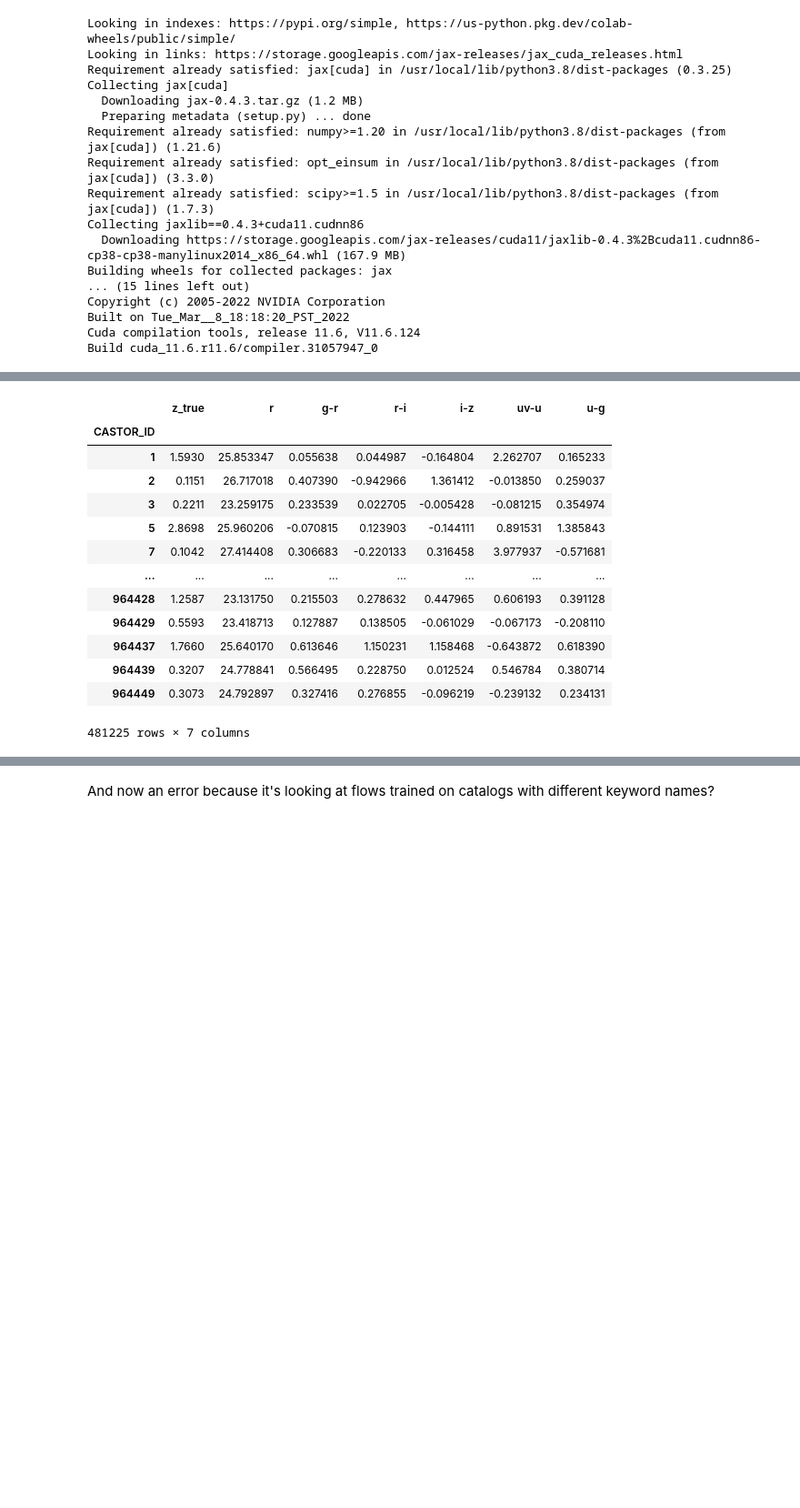
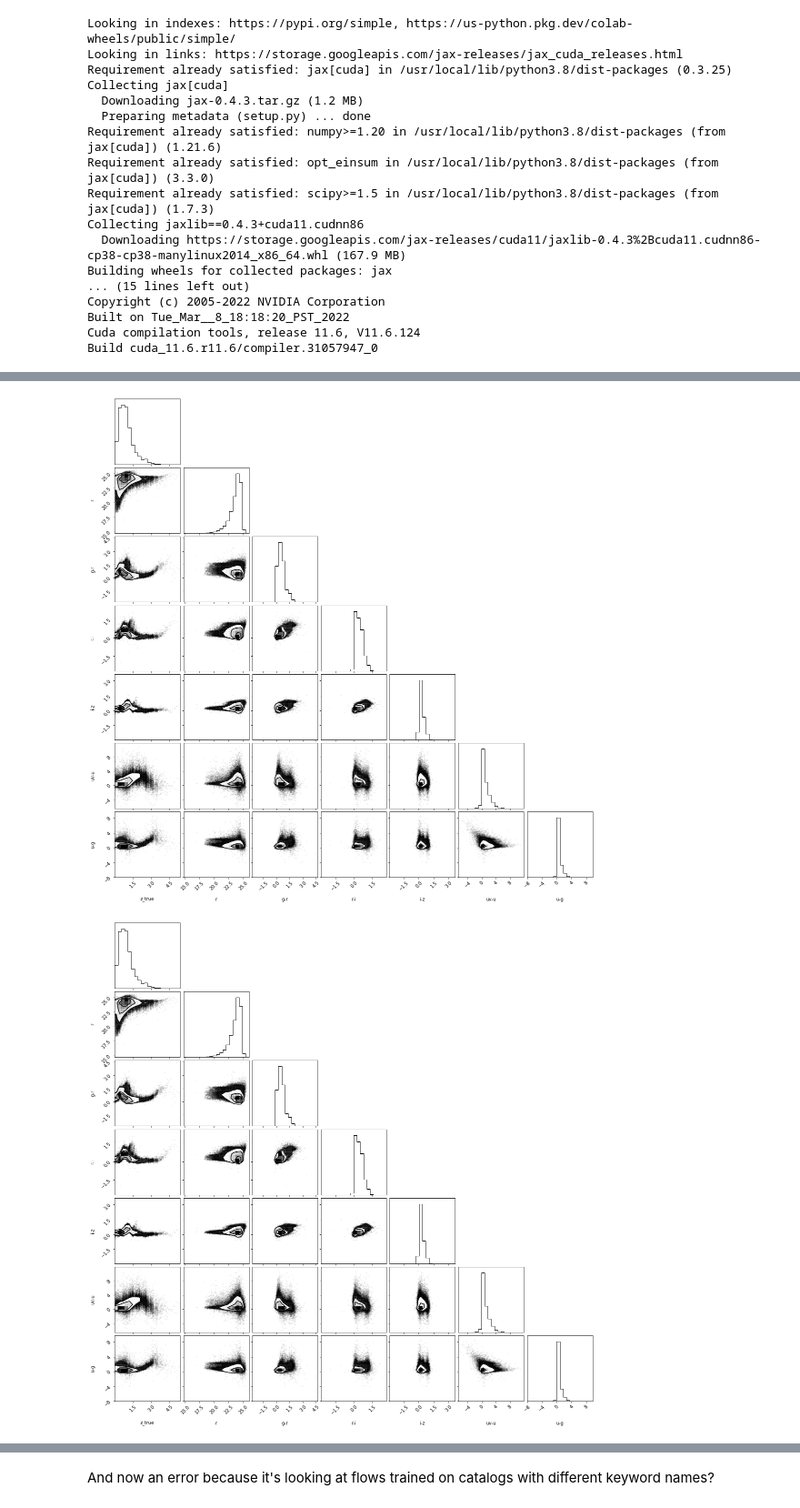
Before and after one commit to aimalz/CASTORpz, a Jupyter notebook: TheLastMetric.ipynb, the cells around one changed output, grey strips where cells are left out. Shown: that part at 91% size. Drawn from its saved outputs; the diff is of its cells as text; code cells hidden in the pictures; blank space fills up the shorter version.

```diff
--- a/TheLastMetric.ipynb
+++ b/TheLastMetric.ipynb
@@ -87,3 +92,7 @@ mock = Table.read(prepend+"ext_phot.fits").to_pandas()#.set_index('ID')
 # mock = Table(mock.as_array().byteswap().newbyteorder('=')).to_pandas()
 # mask = unp["Euclid_VIS_MAG"] <= 24.5
 # mock
+# %%
+# I guess now we have all the columns we need to make the various samples besides baseline. . .
+
+test = pd.merge(mock, unp[['ID',"Euclid_VIS_MAG"]], on='ID')
@@ -90,5 +115,5 @@ mock = Table.read(prepend+"ext_phot.fits").to_pandas()#.set_index('ID')
 # %%
-CASTOR_baseline = Table.from_pandas(mock)#[mask]#Table.from_pandas(mock[mask]) #ignoring training data outside the Euclid flux limit
+CASTOR_baseline = Table.from_pandas(test[test["Euclid_VIS_MAG"] <= 24.5])#[mask]#Table.from_pandas(mock[mask]) #ignoring training data outside the Euclid flux limit
 # idcol =  CASTOR_baseline['ID']
 # CASTOR_baseline = Table(CASTOR_baseline.as_array().byteswap().newbyteorder('=')).to_pandas()[CASTOR_baseline.columns[1:]]
 # print(CASTOR_baseline.columns)
@@ -194,20 +197,6 @@ for os in available_os:
     catalogs[os] = cat.dropna()
     means = catalogs[os].mean(axis=0).values
     stds = catalogs[os].std(axis=0).values
-# %%
-cat
-# %% [output]
-|  | z_true | r | g-r | r-i | i-z | uv-u | u-g |
-| CASTOR_ID |  |  |  |  |  |  |  |
-| 1 | 1.5930 | 25.853347 | 0.055638 | 0.044987 | -0.164804 | 2.262707 | 0.165233 |
-| 2 | 0.1151 | 26.717018 | 0.407390 | -0.942966 | 1.361412 | -0.013850 | 0.259037 |
-| 3 | 0.2211 | 23.259175 | 0.233539 | 0.022705 | -0.005428 | -0.081215 | 0.354974 |
-| 5 | 2.8698 | 25.960206 | -0.070815 | 0.123903 | -0.144111 | 0.891531 | 1.385843 |
-| 7 | 0.1042 | 27.414408 | 0.306683 | -0.220133 | 0.316458 | 3.977937 | -0.571681 |
-| ... | ... | ... | ... | ... | ... | ... | ... |
-| 964428 | 1.2587 | 23.131750 | 0.215503 | 0.278632 | 0.447965 | 0.606193 | 0.391128 |
-| 964429 | 0.5593 | 23.418713 | 0.127887 | 0.138505 | -0.061029 | -0.067173 | -0.208110 |
-| 964437 | 1.7660 | 25.640170 | 0.613646 | 1.150231 | 1.158468 | -0.643872 | 0.618390 |
-| 964439 | 0.3207 | 24.778841 | 0.566495 | 0.228750 | 0.012524 | 0.546784 | 0.380714 |
-| 964449 | 0.3073 | 24.792897 | 0.327416 | 0.276855 | -0.096219 | -0.239132 | 0.234131 |
-481225 rows × 7 columns
+# %%
+corner.corner(cat)
+# %% [output]
@@ -213,0 +212,2 @@ cat
+[figure, added]
+[figure, added]
```
Also changed, not shown: parts of 12 cells of this notebook.
